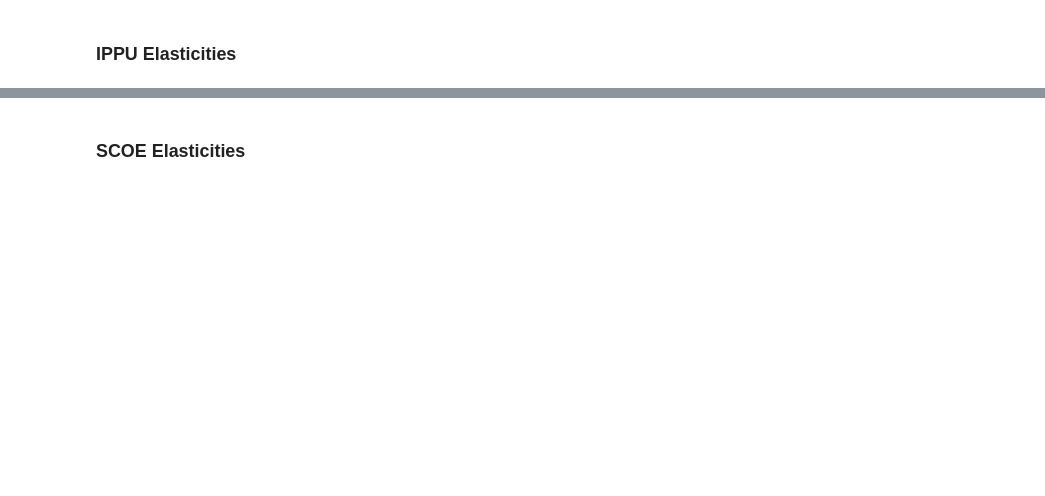
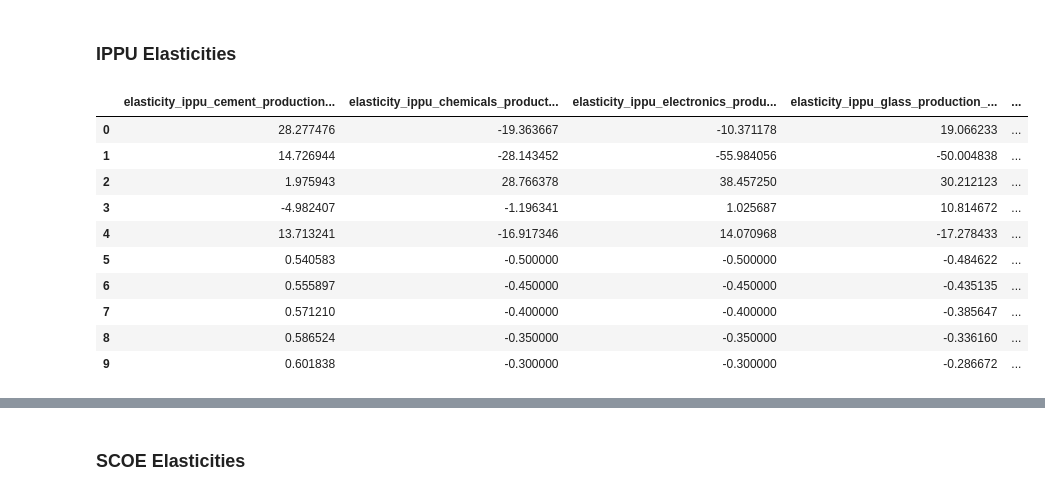
Before and after one commit to sisepuede-framework/ssp_libya, a Jupyter notebook: ssp_modeling/input_data/modify_input_data_final.ipynb, the cells around one changed output, grey strips where cells are left out. Saved outputs shown, nothing was run; the diff lists cells and outputs as text; code cells hidden in the pictures; blank space fills up the shorter version.

```diff
--- a/ssp_modeling/input_data/modify_input_data_final.ipynb
+++ b/ssp_modeling/input_data/modify_input_data_final.ipynb
@@ -933,7 +957,19 @@ df[trde_elasticity_cols]
 ### IPPU Elasticities
 # %%
 ippu_elasticity_cols = [col for col in df.columns if "elasticity" in col.lower() and "ippu" in col.lower()]
-df[ippu_elasticity_cols]
+df[ippu_elasticity_cols].head(10)
+# %% [output]
+|  | elasticity_ippu_cement_production... | elasticity_ippu_chemicals_product... | elasticity_ippu_electronics_produ... | elasticity_ippu_glass_production_... | ... |
+| 0 | 28.277476 | -19.363667 | -10.371178 | 19.066233 | ... |
+| 1 | 14.726944 | -28.143452 | -55.984056 | -50.004838 | ... |
+| 2 | 1.975943 | 28.766378 | 38.457250 | 30.212123 | ... |
+| 3 | -4.982407 | -1.196341 | 1.025687 | 10.814672 | ... |
+| 4 | 13.713241 | -16.917346 | 14.070968 | -17.278433 | ... |
+| 5 | 0.540583 | -0.500000 | -0.500000 | -0.484622 | ... |
+| 6 | 0.555897 | -0.450000 | -0.450000 | -0.435135 | ... |
+| 7 | 0.571210 | -0.400000 | -0.400000 | -0.385647 | ... |
+| 8 | 0.586524 | -0.350000 | -0.350000 | -0.336160 | ... |
+| 9 | 0.601838 | -0.300000 | -0.300000 | -0.286672 | ... |
 # %%
 #varying_cols = df[ippu_elasticity_cols].columns[df[ippu_elasticity_cols].nunique(dropna=False) > 1]
 #df.iloc[4:, df.columns.get_indexer(varying_cols)] = 0.8
```
Also changed, not shown: parts of 17 cells of this notebook, 1 other file.
